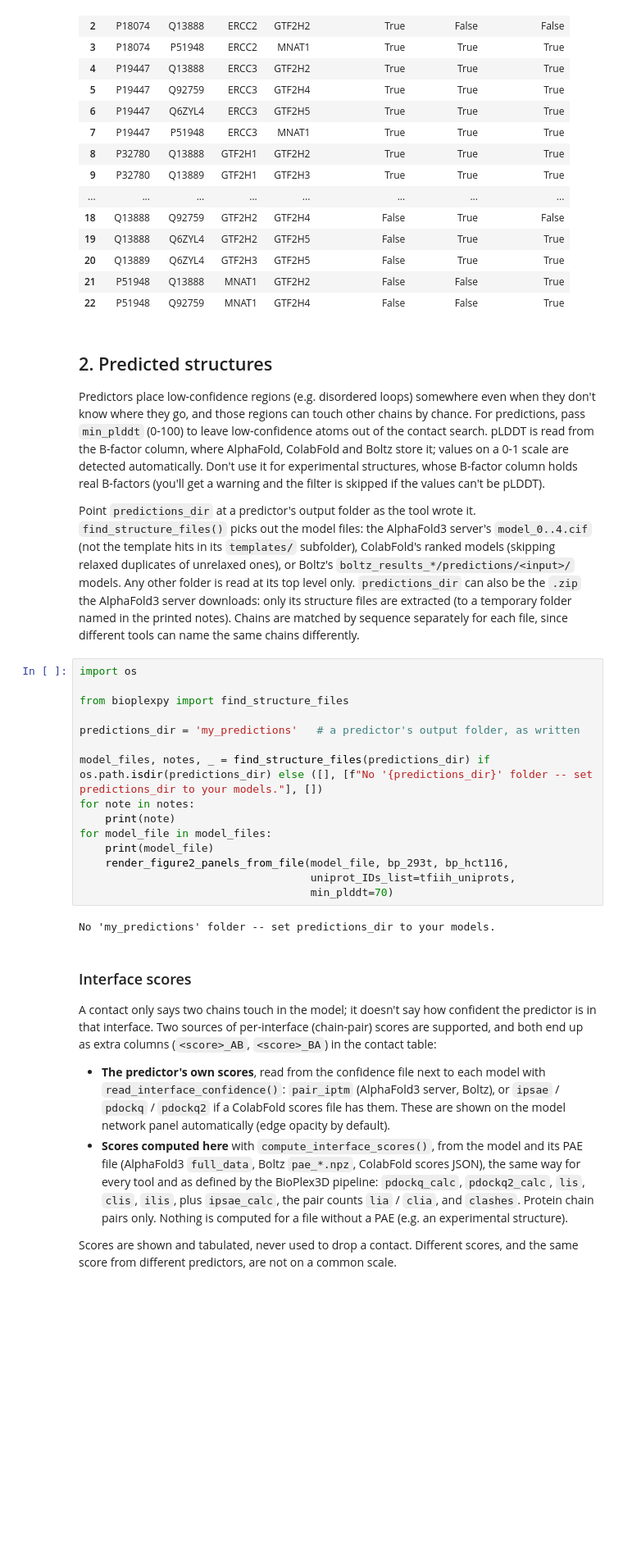
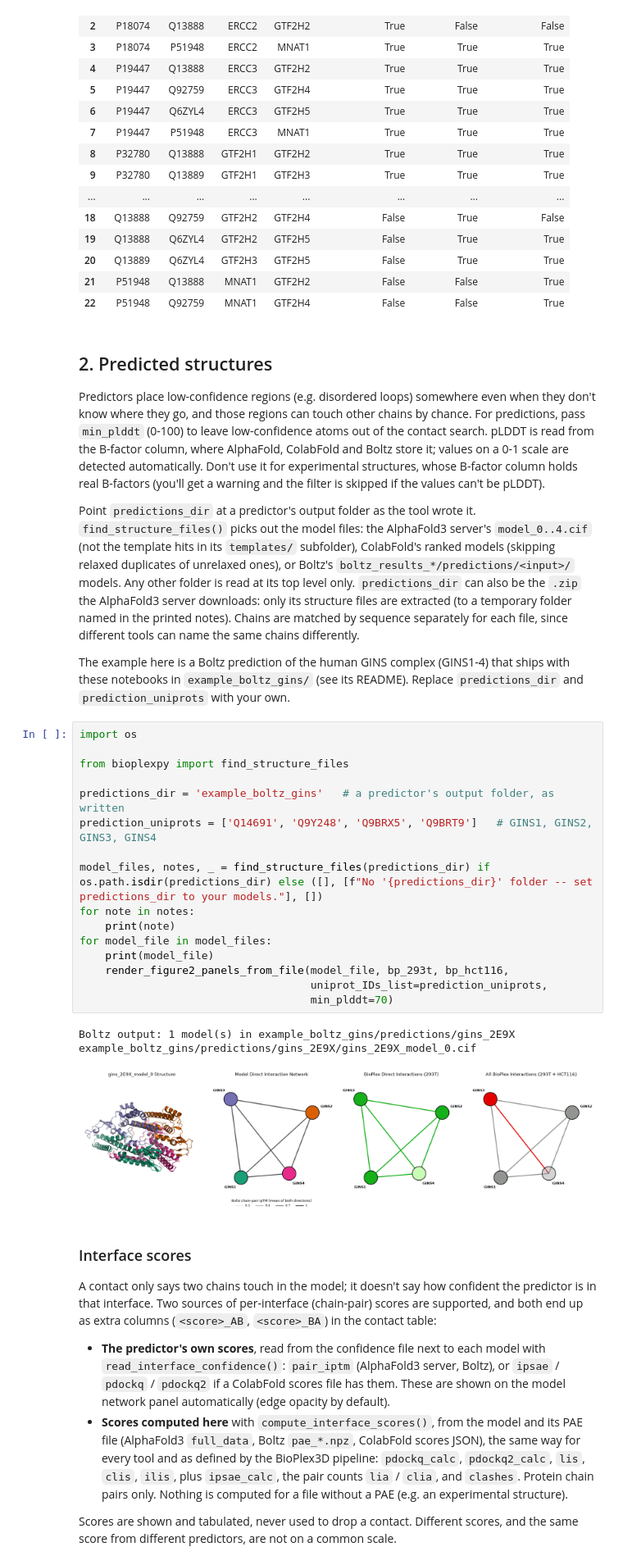
Before and after one commit to alexbott/BioPlexPy, a Jupyter notebook: TESTING/TESTING BioPlex User Structure Funcs.ipynb, the cells around one changed output. Shown at 82% size. Saved outputs shown, nothing was run; the diff lists cells and outputs as text; blank space fills up the shorter version.

```diff
--- a/TESTING/TESTING BioPlex User Structure Funcs.ipynb
+++ b/TESTING/TESTING BioPlex User Structure Funcs.ipynb
@@ -93,23 +93,28 @@ contacts
 Predictors place low-confidence regions (e.g. disordered loops) somewhere even when they don't know where they go, and those regions can touch other chains by chance. For predictions, pass `min_plddt` (0-100) to leave low-confidence atoms out of the contact search. pLDDT is read from the B-factor column, where AlphaFold, ColabFold and Boltz store it; values on a 0-1 scale are detected automatically. Don't use it for experimental structures, whose B-factor column holds real B-factors (you'll get a warning and the filter is skipped if the values can't be pLDDT).
 
 Point `predictions_dir` at a predictor's output folder as the tool wrote it. `find_structure_files()` picks out the model files: the AlphaFold3 server's `model_0..4.cif` (not the template hits in its `templates/` subfolder), ColabFold's ranked models (skipping relaxed duplicates of unrelaxed ones), or Boltz's `boltz_results_*/predictions/<input>/` models. Any other folder is read at its top level only. `predictions_dir` can also be the `.zip` the AlphaFold3 server downloads: only its structure files are extracted (to a temporary folder named in the printed notes). Chains are matched by sequence separately for each file, since different tools can name the same chains differently.
+
+The example here is a Boltz prediction of the human GINS complex (GINS1-4) that ships with these notebooks in `example_boltz_gins/` (see its README). Replace `predictions_dir` and `prediction_uniprots` with your own.
 # %%
 import os
 
 from bioplexpy import find_structure_files
 
-predictions_dir = 'my_predictions'   # a predictor's output folder, as written
+predictions_dir = 'example_boltz_gins'   # a predictor's output folder, as written
+prediction_uniprots = ['Q14691', 'Q9Y248', 'Q9BRX5', 'Q9BRT9']   # GINS1, GINS2, GINS3, GINS4
 
 model_files, notes, _ = find_structure_files(predictions_dir) if os.path.isdir(predictions_dir) else ([], [f"No '{predictions_dir}' folder -- set predictions_dir to your models."], [])
 for note in notes:
     print(note)
 for model_file in model_files:
     print(model_file)
     render_figure2_panels_from_file(model_file, bp_293t, bp_hct116,
-                                    uniprot_IDs_list=tfiih_uniprots,
+                                    uniprot_IDs_list=prediction_uniprots,
                                     min_plddt=70)
 # %% [output]
-No 'my_predictions' folder -- set predictions_dir to your models.
+Boltz output: 1 model(s) in example_boltz_gins/predictions/gins_2E9X
+example_boltz_gins/predictions/gins_2E9X/gins_2E9X_model_0.cif
+[figure, added]
 # %% [markdown]
 ### Interface scores
 
```
Also changed, not shown: parts of 3 cells of this notebook, 8 other files.
